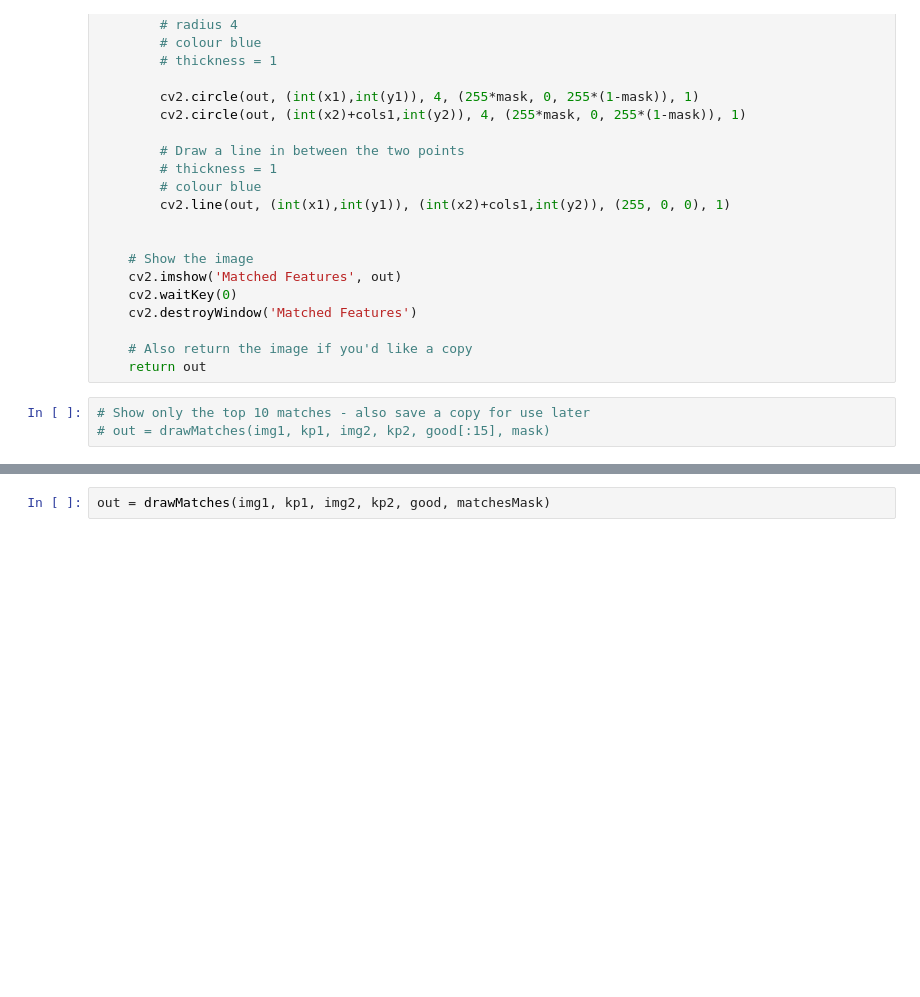
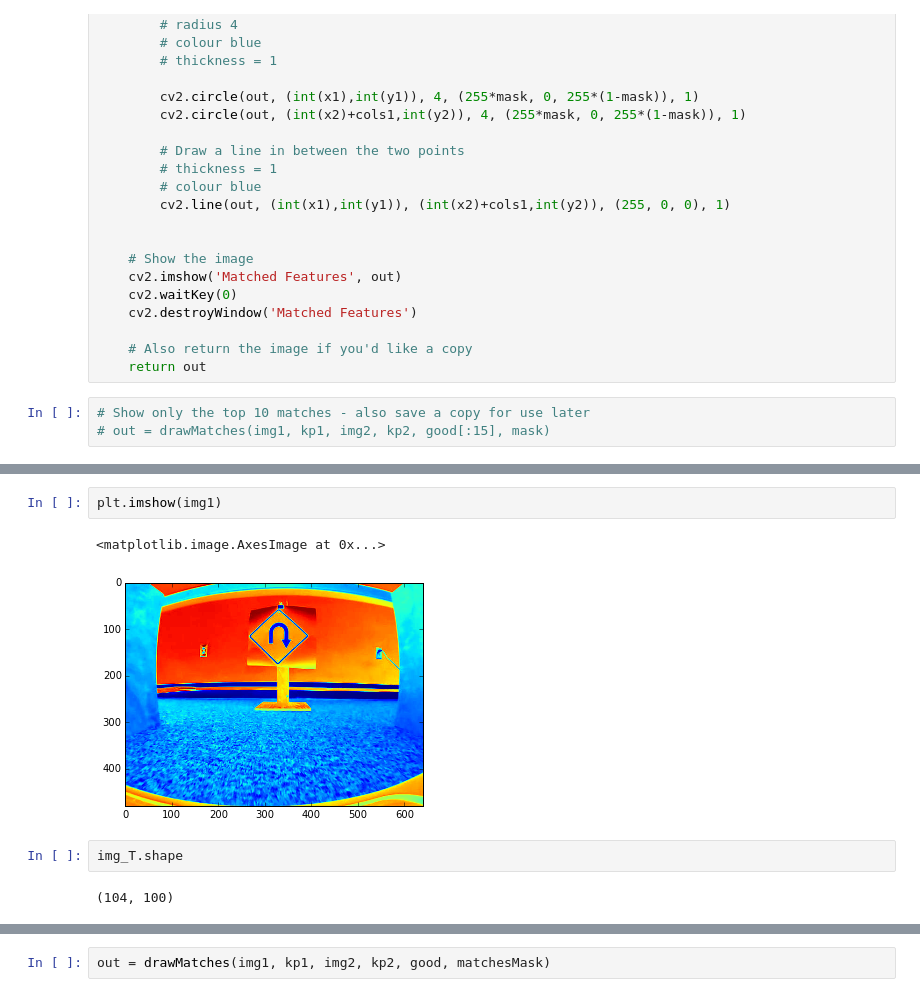
Before and after one commit to DakotaNelson/robot-street-signs, a Jupyter notebook: template_matching.ipynb, the cells around one changed output, grey strips where cells are left out. Drawn from its saved outputs; the diff is of its cells as text; blank space fills up the shorter version.

```diff
--- a/template_matching.ipynb
+++ b/template_matching.ipynb
@@ -139,0 +194,9 @@ dst = cv2.perspectiveTransform(pts, M)
+# %%
+plt.imshow(img1)
+# %% [output]
+<matplotlib.image.AxesImage at 0x...>
+[figure, added]
+# %%
+img_T.shape
+# %% [output]
+(104, 100)
```
Also changed, not shown: parts of 13 cells of this notebook.
